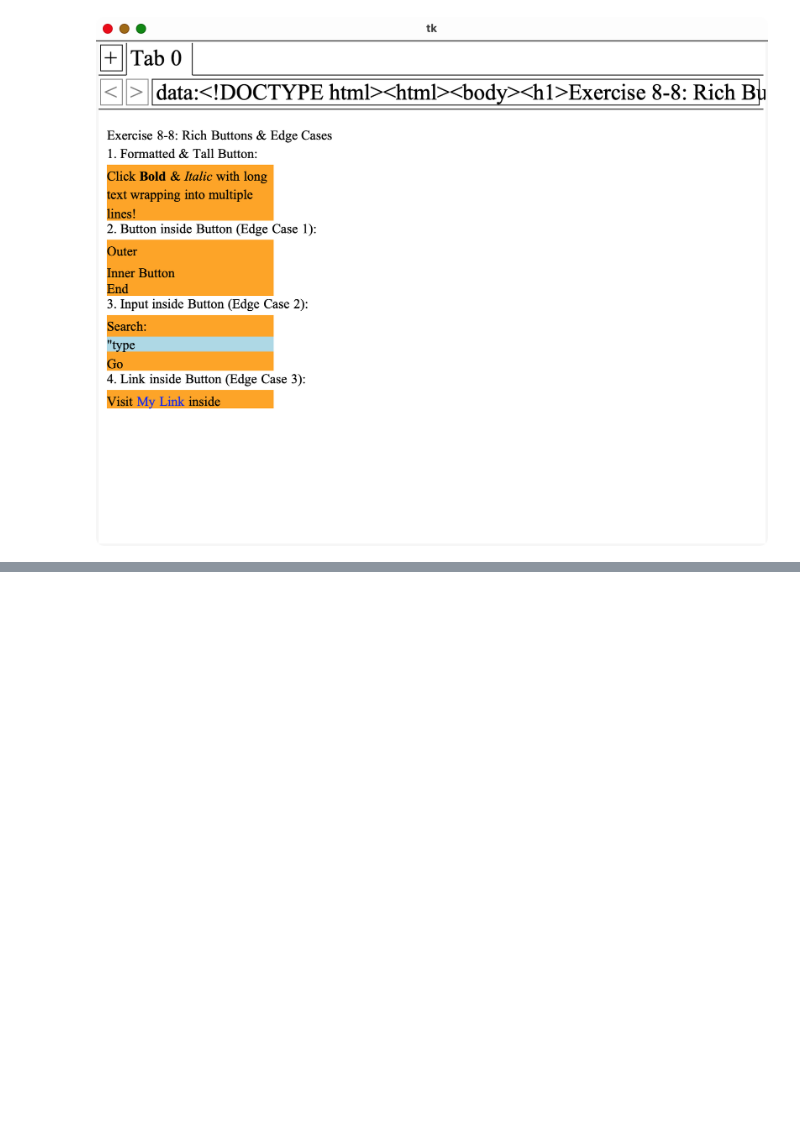
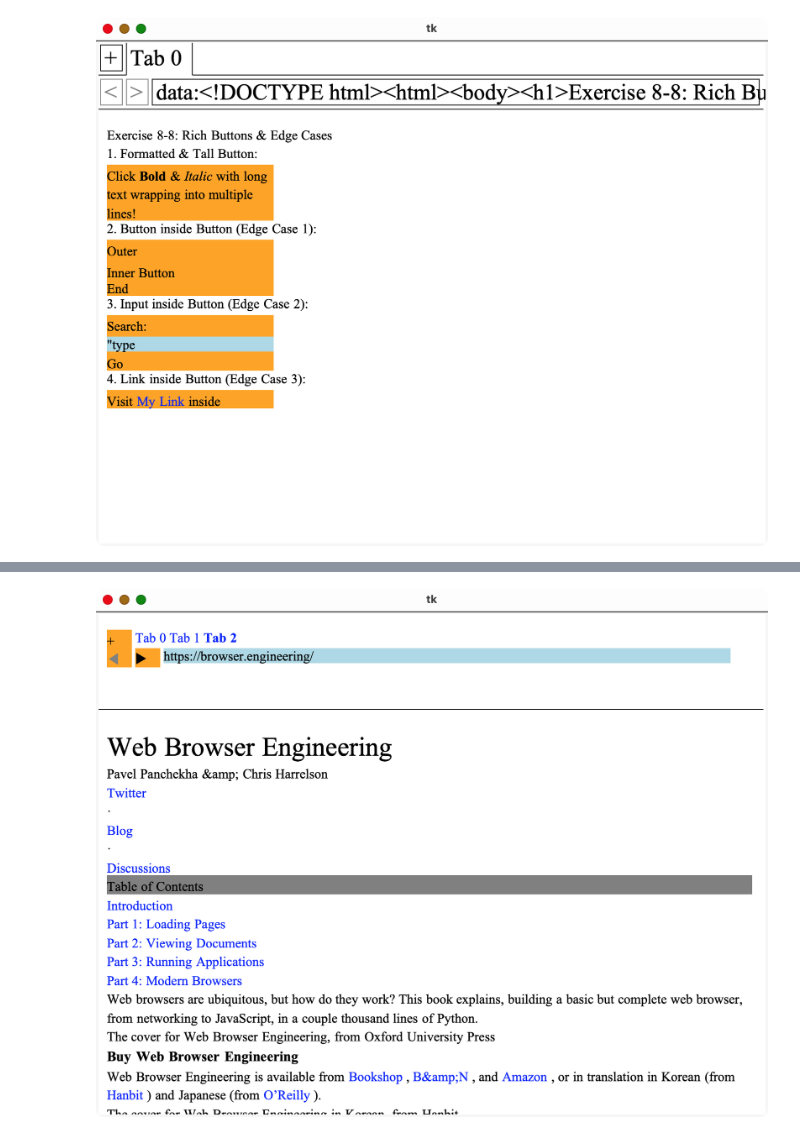
Before and after one commit to r4k0nb4k0n/browser-engineering-study, a Jupyter notebook: part-3-running-applications-8-sending-informations-to-servers.ipynb, the cells around one changed output, grey strips where cells are left out. Cells and saved outputs as stored; diff of their text form; code cells hidden in the pictures; blank space fills up the shorter version.

Commit message:
feat: exercise 8-9 HTML chrome

```diff
--- a/part-3-running-applications-8-sending-informations-to-servers.ipynb
+++ b/part-3-running-applications-8-sending-informations-to-servers.ipynb
@@ -769,0 +774,73 @@ display_tk_window(browser.window, settle_seconds=0.5)
+# %%
+import importlib
+import time
+from IPython.display import Image, display
+
+import browser.html
+import browser.css
+import browser.layout
+import browser.browser
+import browser.url
+
+# 💡 의존성 순서에 따른 모듈 핫 리로드 (최신 HTMLChrome 및 너비 제어 로직 반영)
+importlib.reload(browser.html)
+importlib.reload(browser.css)
+importlib.reload(browser.layout)
+importlib.reload(browser.browser)
+
+from browser.browser import Browser
+from browser.url import URL
+from browser.tk_capture import capture_tk_window, _close_tk_window
+
+print("1. 브라우저 초기화 및 탭 생성 검증:")
+browser = Browser()
+browser.new_tab(URL("data:text/html,<h1>Tab 0: Welcome</h1><p>First tab content.</p>"))
+browser.new_tab(URL("data:text/html,<h1>Tab 1: HTML Chrome</h1><p>Rendered with Layout Engine!</p>"))
+print(f" - 전체 탭 개수: {len(browser.tabs)}")
+print(f" - 활성 탭 URL: {browser.active_tab.url}")
+print(f" - HTML Chrome 높이 (chrome.bottom): {browser.chrome.bottom:.1f}px")
+
+class FakeEvent:
+    def __init__(self, x, y):
+        self.x = x
+        self.y = y
+
+print("\n2. HTML Chrome 인터랙션 이벤트 검증:")
+# 2-1: Tab 0 클릭 (x=55, y=30)
+browser.handle_click(FakeEvent(55, 30))
+print(f" - [Tab 0 클릭] 활성 탭 전환 성공 여부: {browser.active_tab == browser.tabs[0]} (현재 활성: {browser.active_tab.url})")
+
+# 2-2: 새 탭 버튼(+) 클릭 (x=20, y=30)
+browser.handle_click(FakeEvent(20, 30))
+print(f" - [새 탭(+) 버튼 클릭] 탭 개수: {len(browser.tabs)} (새 탭 활성화: {browser.active_tab.url})")
+
+# 2-3: 주소창 클릭 (x=120, y=55) 및 URL 입력
+browser.handle_click(FakeEvent(120, 55))
+print(f" - [주소창 클릭] 포커스 상태: {browser.chrome.focus}")
+
+browser.chrome.address_bar = ""
+browser.chrome.address_bar_cursor_index = 0
+for ch in "data:text/html,<h1>Navigated via Address Bar!</h1>":
+    browser.handle_key(type("KeyEvent", (), {"char": ch})())
+print(f" - [주소창 타이핑] 입력된 URL: {browser.chrome.address_bar}")
+
+# 2-4: Enter 키 입력
+browser.handle_enter(FakeEvent(0, 0))
+print(f" - [Enter 키 입력] 네비게이션 완료 URL: {browser.active_tab.url}")
+
+# 2-5: 뒤로가기 버튼(◀) 클릭 (x=20, y=55)
+browser.handle_click(FakeEvent(20, 55))
+print(f" - [뒤로가기(◀) 클릭] 히스토리 복귀 URL: {browser.active_tab.url}")
+
+# 3. GUI 렌더링 및 스크린샷 캡처
+browser.draw()
+for _ in range(5):
+    browser.window.update_idletasks()
+    browser.window.update()
+    time.sleep(0.05)
+
+png = capture_tk_window(browser.window, settle_seconds=0.5)
+_close_tk_window(browser.window)
+print(f"\n3. GUI 렌더링 및 스크린샷 캡처 완료 (크기: {len(png)} bytes)")
+display(Image(png))
+# %% [output]
@@ -769,0 +861 @@ display_tk_window(browser.window, settle_seconds=0.5)
+[figure, added]
```
Also changed, not shown: parts of 2 cells of this notebook, 2 other files.
